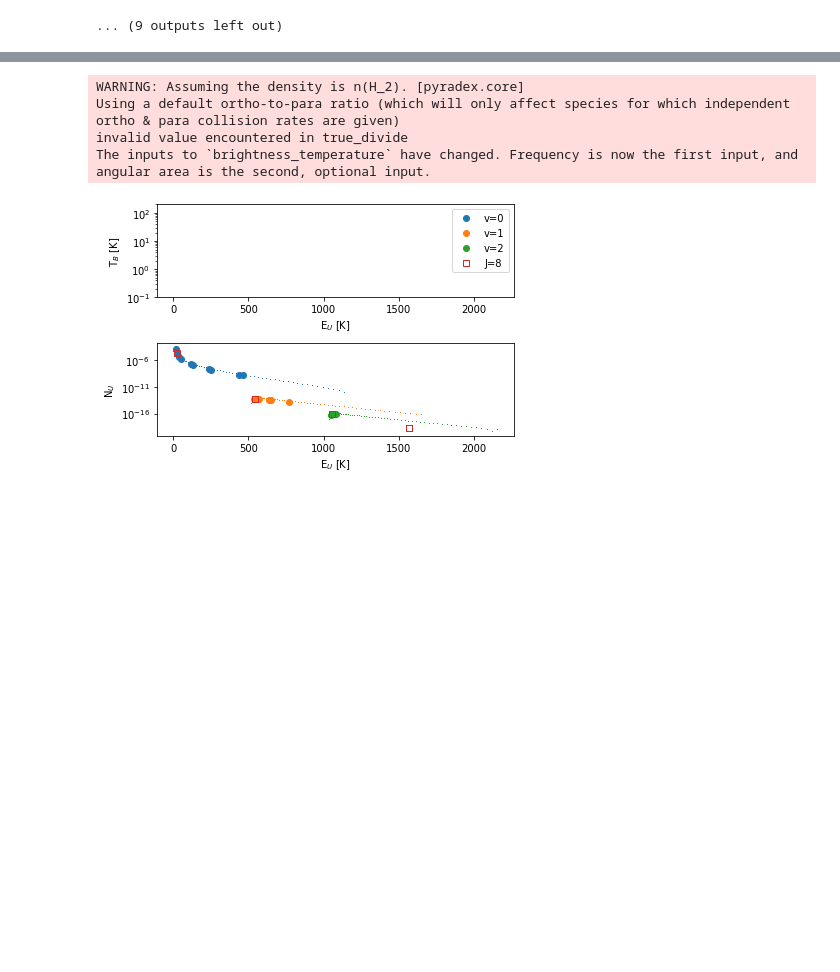
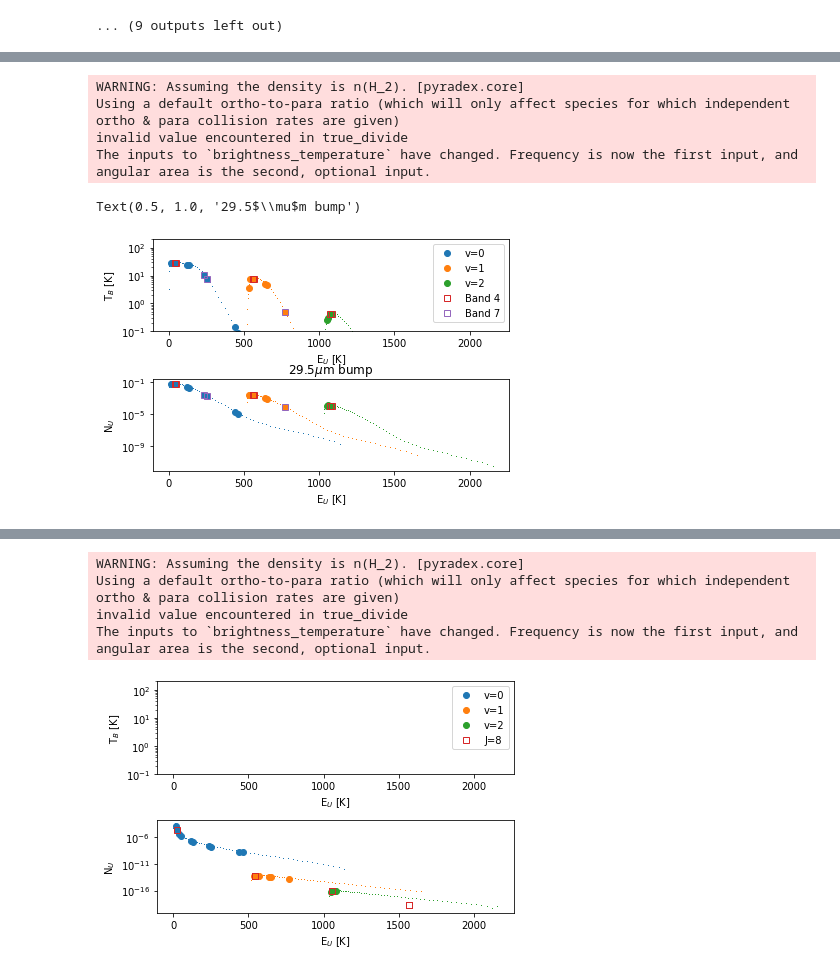
Before and after one commit to keflavich/saltmining, a Jupyter notebook: notebooks/OrionModelPredictions.ipynb, the cells around one changed output, grey strips where cells are left out. Cells and saved outputs as stored; diff of their text form; code cells hidden in the pictures; blank space fills up the shorter version.

```diff
--- a/notebooks/OrionModelPredictions.ipynb
+++ b/notebooks/OrionModelPredictions.ipynb
@@ -119,2 +176,16 @@ Using a default ortho-to-para ratio (which will only affect species for which in
+# %%
+
+rr.background_brightness = artificial_295um
+rslt = (rr(density=1e4*u.cm**-3, column=2e14*u.cm**-2, temperature=150*u.K, tbg=None))
+pl.figure()
+makeplot(rslt)
+pl.title("29.5$\\mu$m bump")
+# %% [output]
+WARNING: Assuming the density is n(H_2). [pyradex.core]
+Using a default ortho-to-para ratio (which will only affect species for which independent ortho & para collision rates are given)
+invalid value encountered in true_divide
+The inputs to `brightness_temperature` have changed. Frequency is now the first input, and angular area is the second, optional input.
+Text(0.5, 1.0, '29.5$\\mu$m bump')
+[figure, added]
 # %%
 %run /orange/adamginsburg/salt/Orion_ALMA_2016.1.00165.S/analysis/radex_plots_for_proposal.py
```
Also changed, not shown: parts of 6 cells of this notebook, 1 other file.
